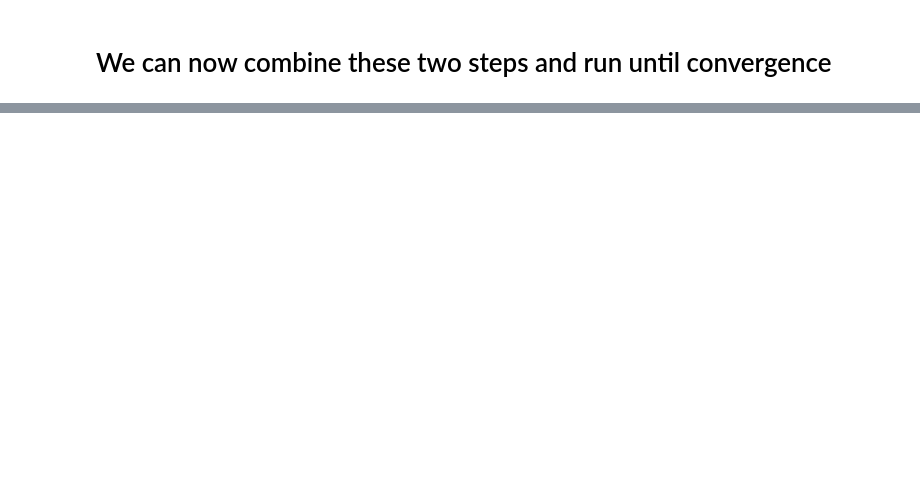
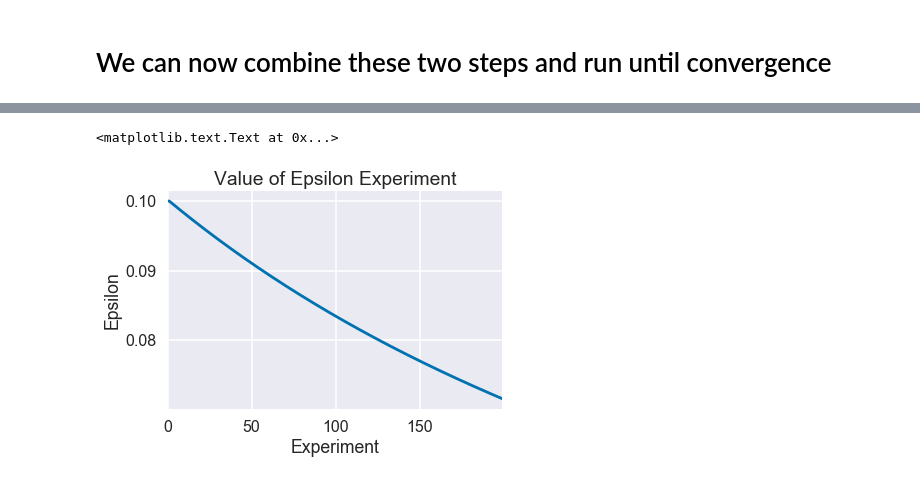
Before and after one commit to jzf2101/intro_rl, a Jupyter notebook: Reinforcement Learning Example.ipynb, the cells around one changed output, grey strips where cells are left out. Cells and saved outputs as stored; diff of their text form; code cells hidden in the pictures; blank space fills up the shorter version.

```diff
--- a/Reinforcement Learning Example.ipynb
+++ b/Reinforcement Learning Example.ipynb
@@ -225,0 +606,8 @@ qvalues
+# %%
+sarsa_results.epsilon.plot()
+plt.title('Value of Epsilon Experiment')
+plt.xlabel('Experiment')
+plt.ylabel('Epsilon')
+# %% [output]
+<matplotlib.text.Text at 0x...>
+[figure, added]
```
Also changed, not shown: parts of 27 cells of this notebook.
